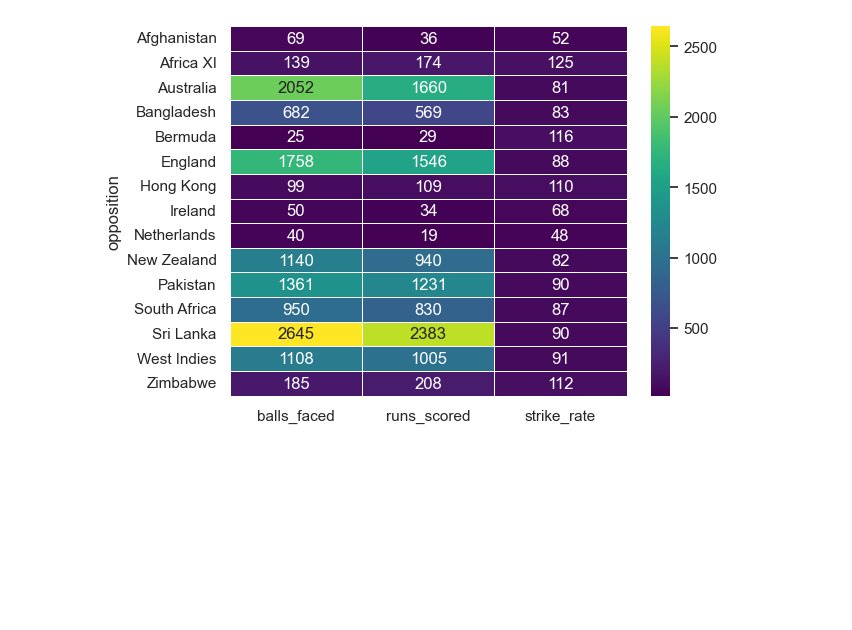
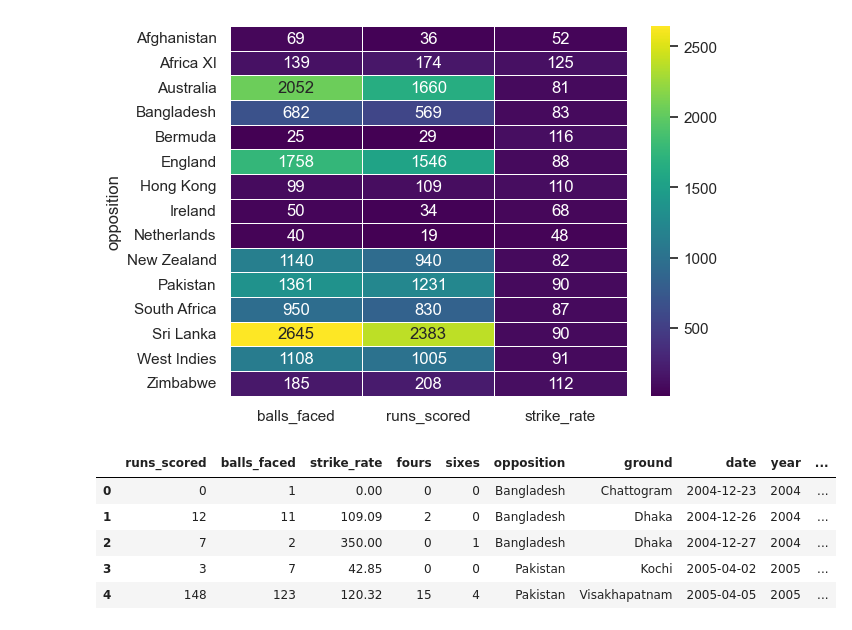
Before and after one commit to Alisha210302/Data-Analytics, a Jupyter notebook: MS Dhoni_pandasBasics.ipynb, the cells around one changed output. Saved outputs shown, nothing was run; the diff lists cells and outputs as text; code cells hidden in the pictures; blank space fills up the shorter version.

```diff
--- a/MS Dhoni_pandasBasics.ipynb
+++ b/MS Dhoni_pandasBasics.ipynb
@@ -355,3 +355,12 @@ sns.heatmap(df_strike_rate,linewidth=0.5,annot=True,fmt='.0f',cmap='viridis')
 plt.show()
 # %% [output]
 [figure]
+# %%
+df_new.head()
+# %% [output]
+|  | runs_scored | balls_faced | strike_rate | fours | sixes | opposition | ground | date | year | ... |
+| 0 | 0 | 1 | 0.00 | 0 | 0 | Bangladesh | Chattogram | 2004-12-23 | 2004 | ... |
+| 1 | 12 | 11 | 109.09 | 2 | 0 | Bangladesh | Dhaka | 2004-12-26 | 2004 | ... |
+| 2 | 7 | 2 | 350.00 | 0 | 1 | Bangladesh | Dhaka | 2004-12-27 | 2004 | ... |
+| 3 | 3 | 7 | 42.85 | 0 | 0 | Pakistan | Kochi | 2005-04-02 | 2005 | ... |
+| 4 | 148 | 123 | 120.32 | 15 | 4 | Pakistan | Visakhapatnam | 2005-04-05 | 2005 | ... |
```
Also changed, not shown: parts of 5 cells of this notebook.
